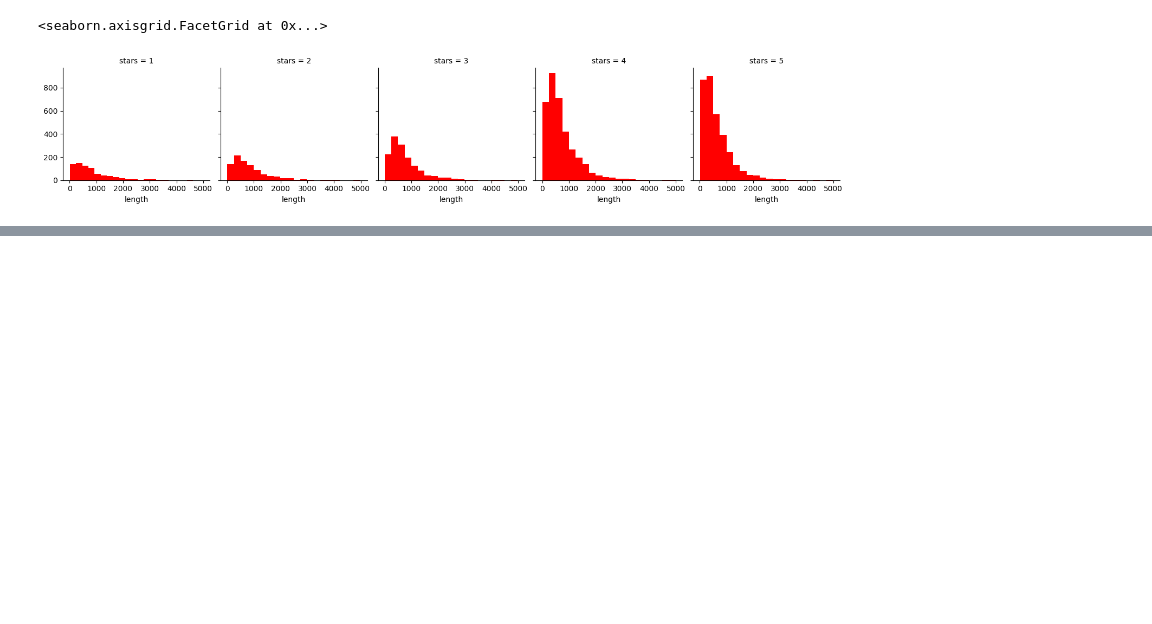
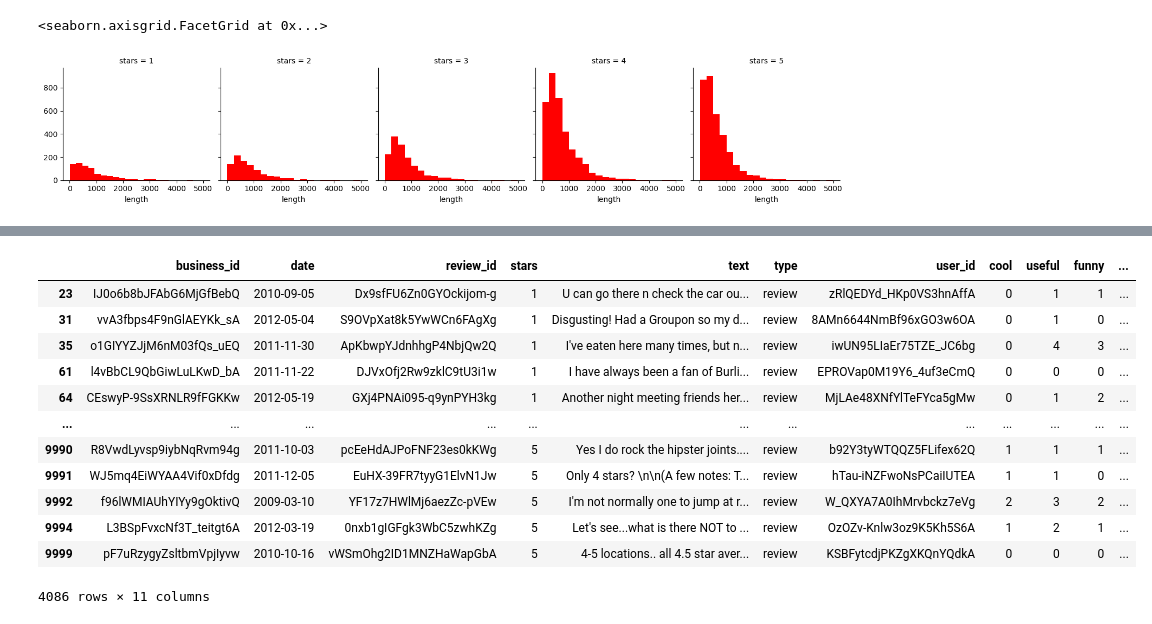
Before and after one commit to Devansh-Gupta-Official/yelp-reviews-analysis, a Jupyter notebook: yelp_reviews.ipynb, the cells around one changed output, grey strips where cells are left out. Saved outputs shown, nothing was run; the diff lists cells and outputs as text; code cells hidden in the pictures; blank space fills up the shorter version.

```diff
--- a/yelp_reviews.ipynb
+++ b/yelp_reviews.ipynb
@@ -131,0 +171,16 @@ g.map(plt.hist,'length',bins=20,color='r')
+# %%
+df_1_5
+# %% [output]
+|  | business_id | date | review_id | stars | text | type | user_id | cool | useful | funny | ... |
+| 23 | IJ0o6b8bJFAbG6MjGfBebQ | 2010-09-05 | Dx9sfFU6Zn0GYOckijom-g | 1 | U can go there n check the car ou... | review | zRlQEDYd_HKp0VS3hnAffA | 0 | 1 | 1 | ... |
+| 31 | vvA3fbps4F9nGlAEYKk_sA | 2012-05-04 | S9OVpXat8k5YwWCn6FAgXg | 1 | Disgusting! Had a Groupon so my d... | review | 8AMn6644NmBf96xGO3w6OA | 0 | 1 | 0 | ... |
+| 35 | o1GIYYZJjM6nM03fQs_uEQ | 2011-11-30 | ApKbwpYJdnhhgP4NbjQw2Q | 1 | I've eaten here many times, but n... | review | iwUN95LIaEr75TZE_JC6bg | 0 | 4 | 3 | ... |
+| 61 | l4vBbCL9QbGiwLuLKwD_bA | 2011-11-22 | DJVxOfj2Rw9zklC9tU3i1w | 1 | I have always been a fan of Burli... | review | EPROVap0M19Y6_4uf3eCmQ | 0 | 0 | 0 | ... |
+| 64 | CEswyP-9SsXRNLR9fFGKKw | 2012-05-19 | GXj4PNAi095-q9ynPYH3kg | 1 | Another night meeting friends her... | review | MjLAe48XNfYlTeFYca5gMw | 0 | 1 | 2 | ... |
+| ... | ... | ... | ... | ... | ... | ... | ... | ... | ... | ... | ... |
+| 9990 | R8VwdLyvsp9iybNqRvm94g | 2011-10-03 | pcEeHdAJPoFNF23es0kKWg | 5 | Yes I do rock the hipster joints.... | review | b92Y3tyWTQQZ5FLifex62Q | 1 | 1 | 1 | ... |
+| 9991 | WJ5mq4EiWYAA4Vif0xDfdg | 2011-12-05 | EuHX-39FR7tyyG1ElvN1Jw | 5 | Only 4 stars? \n\n(A few notes: T... | review | hTau-iNZFwoNsPCaiIUTEA | 1 | 1 | 0 | ... |
+| 9992 | f96lWMIAUhYIYy9gOktivQ | 2009-03-10 | YF17z7HWlMj6aezZc-pVEw | 5 | I'm not normally one to jump at r... | review | W_QXYA7A0IhMrvbckz7eVg | 2 | 3 | 2 | ... |
+| 9994 | L3BSpFvxcNf3T_teitgt6A | 2012-03-19 | 0nxb1gIGFgk3WbC5zwhKZg | 5 | Let's see...what is there NOT to ... | review | OzOZv-Knlw3oz9K5Kh5S6A | 1 | 2 | 1 | ... |
+| 9999 | pF7uRzygyZsltbmVpjIyvw | 2010-10-16 | vWSmOhg2ID1MNZHaWapGbA | 5 | 4-5 locations.. all 4.5 star aver... | review | KSBFytcdjPKZgXKQnYQdkA | 0 | 0 | 0 | ... |
+4086 rows × 11 columns
```
Also changed, not shown: parts of 8 cells of this notebook.
